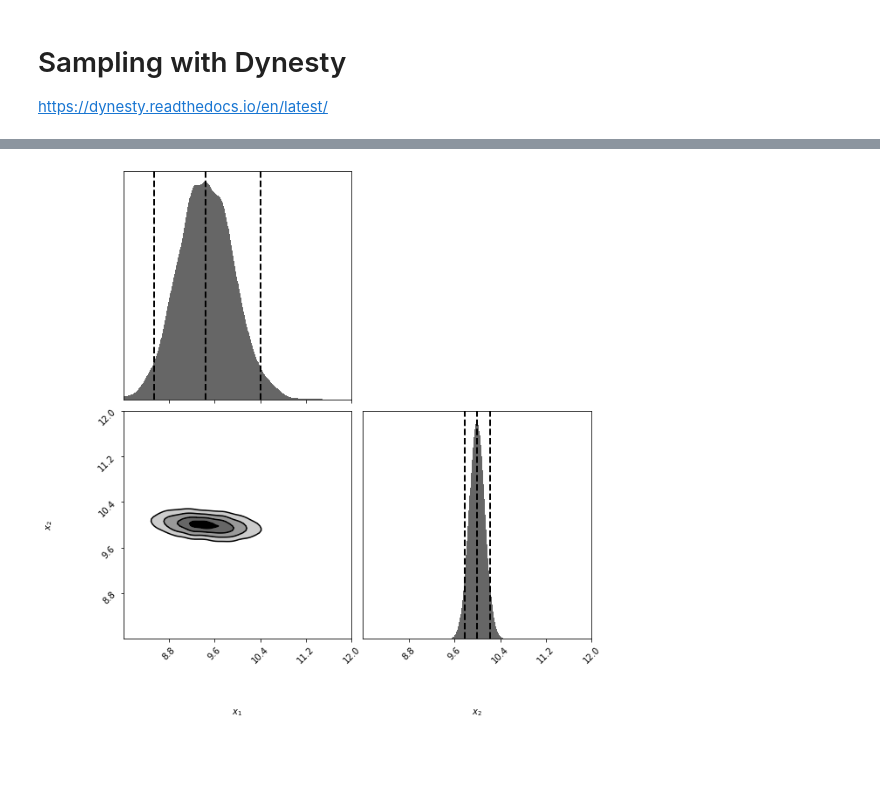
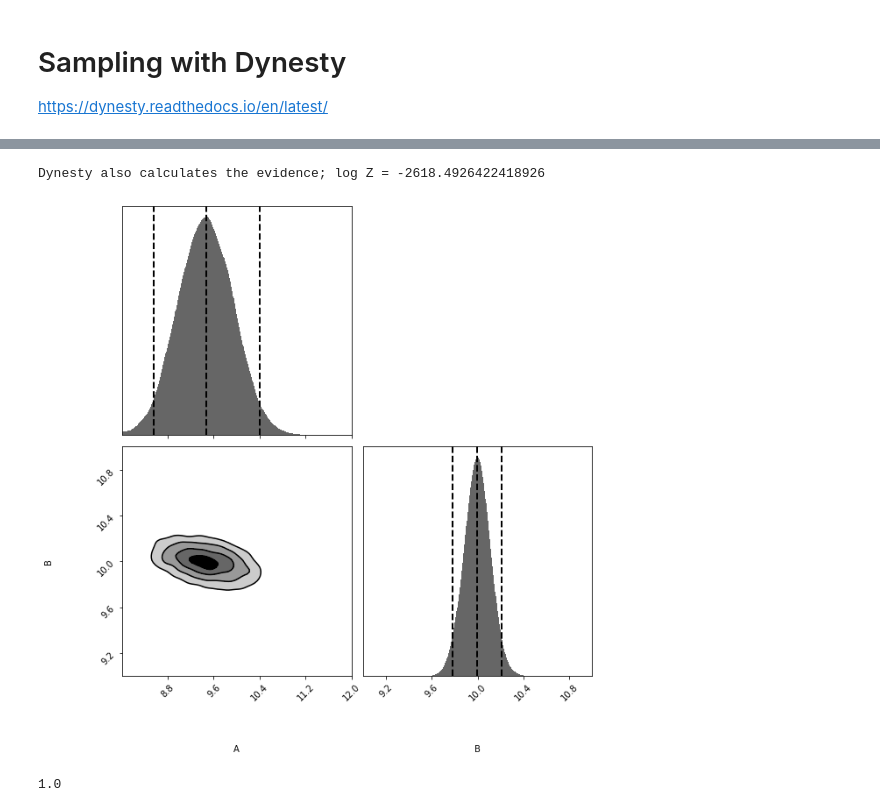
Before and after one commit to cjm96/InferenceScientificDataBinderResources, a Jupyter notebook: GaussianPulse.ipynb, the cells around one changed output, grey strips where cells are left out. Saved outputs shown, nothing was run; the diff lists cells and outputs as text; code cells hidden in the pictures; blank space fills up the shorter version.

```diff
--- a/GaussianPulse.ipynb
+++ b/GaussianPulse.ipynb
@@ -142,7 +142,8 @@ def log_likelihood(x):
 
 from dynesty import NestedSampler
 
-sampler = NestedSampler(log_likelihood, prior_transform, ndim, nlive=1024, bound='multi', sample='slice')
+sampler = NestedSampler(log_likelihood, prior_transform, ndim,
+                        nlive=1024, bound='multi', sample='slice')
 
 sampler.run_nested(dlogz=0.1)
 # %% [output]
@@ -150,5 +168,15 @@ sampler.run_nested(dlogz=0.1)
+# %%
+print("Dynesty also calculates the evidence; log Z =", sampler.results.logz[-1])
+# %% [output]
+Dynesty also calculates the evidence; log Z = -2618.4926422418926
 # %%
 from dynesty import plotting as dyplot
-dyplot.cornerplot(sampler.results, span=([8, 12], [8, 12]), fig=plt.subplots(2, 2, figsize=(10, 10)));
+dyplot.cornerplot(sampler.results, span=([8, 12], [9, 11]),
+                  fig=plt.subplots(2, 2, figsize=(10, 10)),
+                 labels=['A', 'B']);
 # %% [output]
-[figure, old version]
+[figure, new version]
+# %%
+(1.5+1.2+0.4+1.1+0.8+1.0)/6
+# %% [output]
+1.0
```
Also changed, not shown: parts of 4 cells of this notebook, 3 other files.
